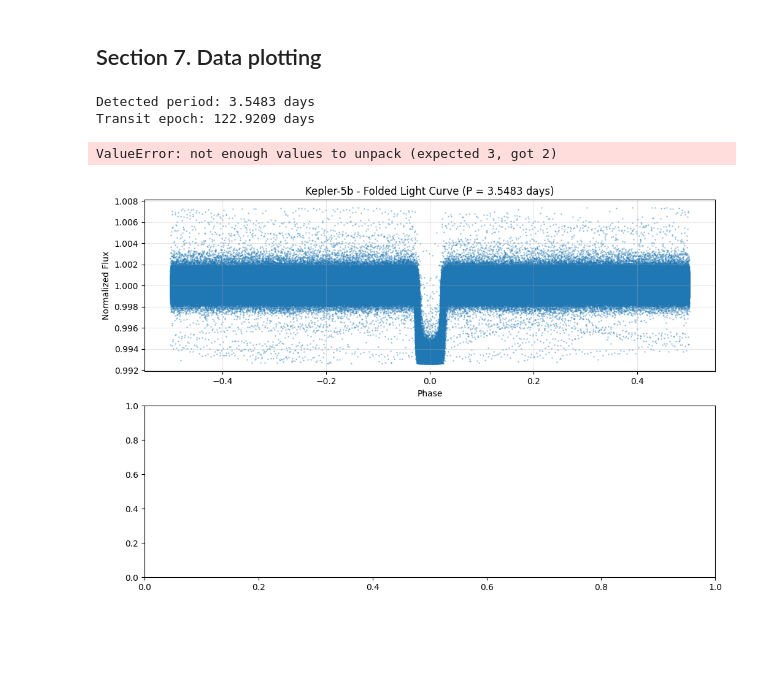
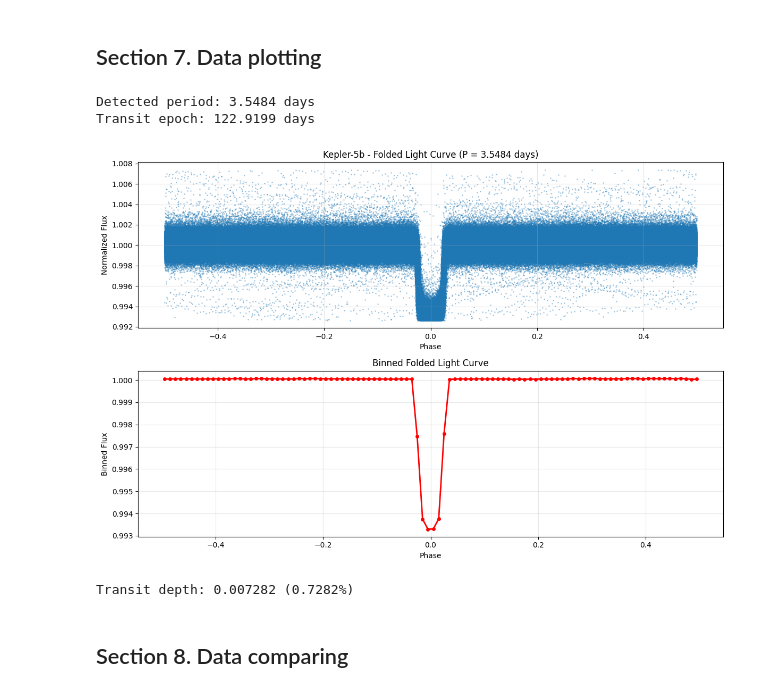
Before and after one commit to rachzy/ltp-features, a Jupyter notebook: src/lightcurve_analysis.ipynb, the cells around one changed output. Saved outputs shown, nothing was run; the diff lists cells and outputs as text; code cells hidden in the pictures; blank space fills up the shorter version.

```diff
--- a/src/lightcurve_analysis.ipynb
+++ b/src/lightcurve_analysis.ipynb
@@ -176,39 +176,39 @@ if np.isfinite(period) and np.isfinite(t0):
     # Plot folded light curve
     plt.subplot(2, 1, 1)
     plt.scatter(phase, lc.flux.value, alpha=0.3, s=1)
     plt.xlabel('Phase')
     plt.ylabel('Normalized Flux')
     plt.title(f'{TARGET} - Folded Light Curve (P = {period:.4f} days)')
     plt.grid(True, alpha=0.3)
 
     # Binned folded light curve
     plt.subplot(2, 1, 2)
     bins = np.linspace(-0.5, 0.5, 101)
     bin_centers = 0.5 * (bins[:-1] + bins[1:])
-    binned_flux, _, _ = np.histogram(phase, bins=bins, weights=lc.flux.value)
-    binned_counts, _, _ = np.histogram(phase, bins=bins)
+    binned_flux, _ = np.histogram(phase, bins=bins, weights=lc.flux.value)
+    binned_counts, _ = np.histogram(phase, bins=bins)
     binned_flux = binned_flux / np.maximum(binned_counts, 1)
 
     plt.plot(bin_centers, binned_flux, 'ro-', markersize=4, linewidth=2)
     plt.xlabel('Phase')
     plt.ylabel('Binned Flux')
     plt.title('Binned Folded Light Curve')
     plt.grid(True, alpha=0.3)
 
     plt.tight_layout()
     plt.show()
 
     # Calculate and display transit depth
     depth = feats.get('depth_mean_per_transit', np.nan)
     if np.isfinite(depth):
         print(f"Transit depth: {depth:.6f} ({depth*100:.4f}%)")
 else:
     print("\nNo valid period detected - cannot fold light curve")
 # %% [output]
-Detected period: 3.5483 days
-Transit epoch: 122.9209 days
+Detected period: 3.5484 days
+Transit epoch: 122.9199 days
+[figure, new version]
-ValueError: not enough values to unpack (expected 3, got 2)
+Transit depth: 0.007282 (0.7282%)
-[figure, old version]
 # %%
 # Summary statistics
 print("\n=== SUMMARY ===")
@@ -221,3 +221,5 @@ print(f"Period: {feats.get('period_days', np.nan):.4f} days")
 print(f"Duration: {feats.get('duration_hours', np.nan):.2f} hours")
 print(f"MES: {feats.get('MES', np.nan):.2f}")
 print(f"SNR (global): {feats.get('snr_global', np.nan):.2f}")
+# %% [markdown]
+## Section 8. Data comparing
```
Also changed, not shown: parts of 3 cells of this notebook, 5 other files.
